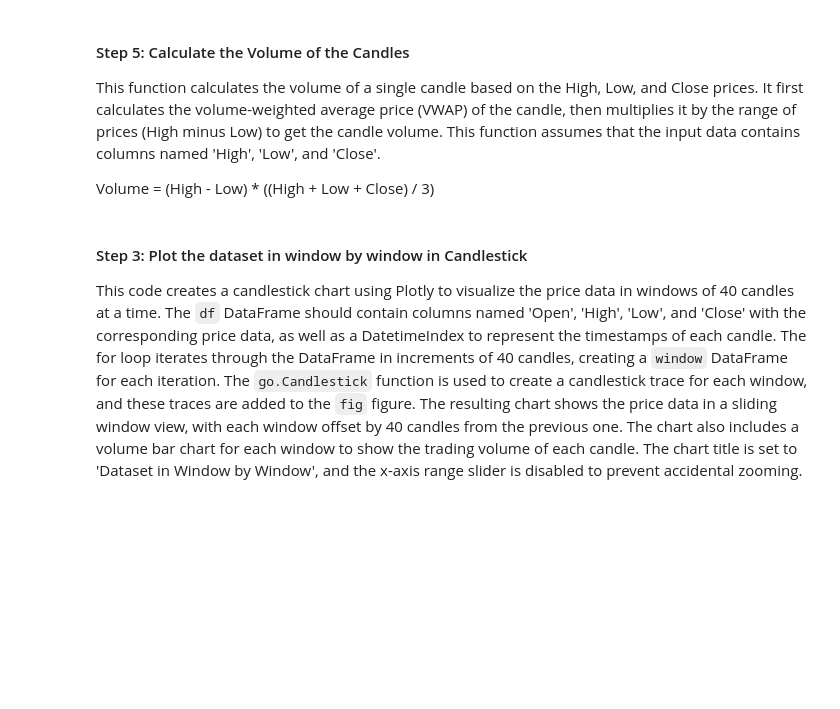
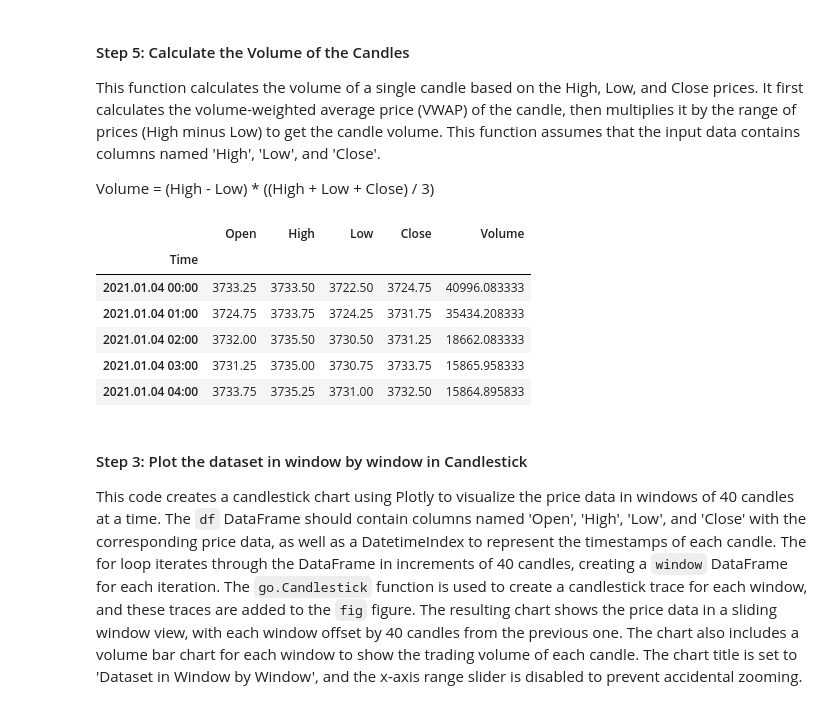
Before and after one commit to Muhammed-Fais/Ascending-Traingle-Detection-Model, a Jupyter notebook: Code with Data/Ascending Triangle Detection using Model.ipynb, the cells around one changed output. Saved outputs shown, nothing was run; the diff lists cells and outputs as text; code cells hidden in the pictures; blank space fills up the shorter version.

```diff
--- a/Code with Data/Ascending Triangle Detection using Model.ipynb
+++ b/Code with Data/Ascending Triangle Detection using Model.ipynb
@@ -71,6 +71,16 @@ def calculate_candle_volume(row):
 # %%
 # Apply the calculate_candle_volume() function to each row of the DataFrame and store the result in a new column
 df['Volume'] = df.apply(calculate_candle_volume, axis=1)
+# %%
+df.head()
+# %% [output]
+|  | Open | High | Low | Close | Volume |
+| Time |  |  |  |  |  |
+| 2021.01.04 00:00 | 3733.25 | 3733.50 | 3722.50 | 3724.75 | 40996.083333 |
+| 2021.01.04 01:00 | 3724.75 | 3733.75 | 3724.25 | 3731.75 | 35434.208333 |
+| 2021.01.04 02:00 | 3732.00 | 3735.50 | 3730.50 | 3731.25 | 18662.083333 |
+| 2021.01.04 03:00 | 3731.25 | 3735.00 | 3730.75 | 3733.75 | 15865.958333 |
+| 2021.01.04 04:00 | 3733.75 | 3735.25 | 3731.00 | 3732.50 | 15864.895833 |
 # %% [markdown]
 #### Step 3: Plot the dataset in window by window in Candlestick
 
```
Also changed, not shown: 1 other file.
